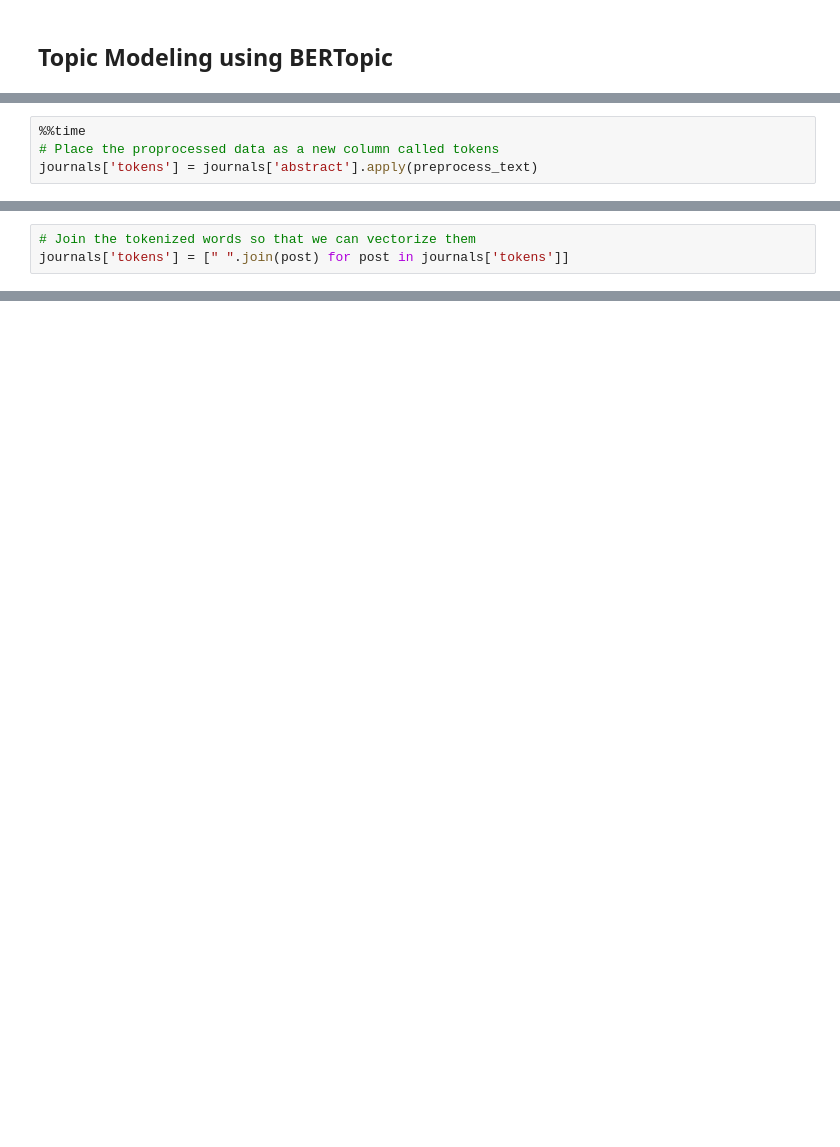
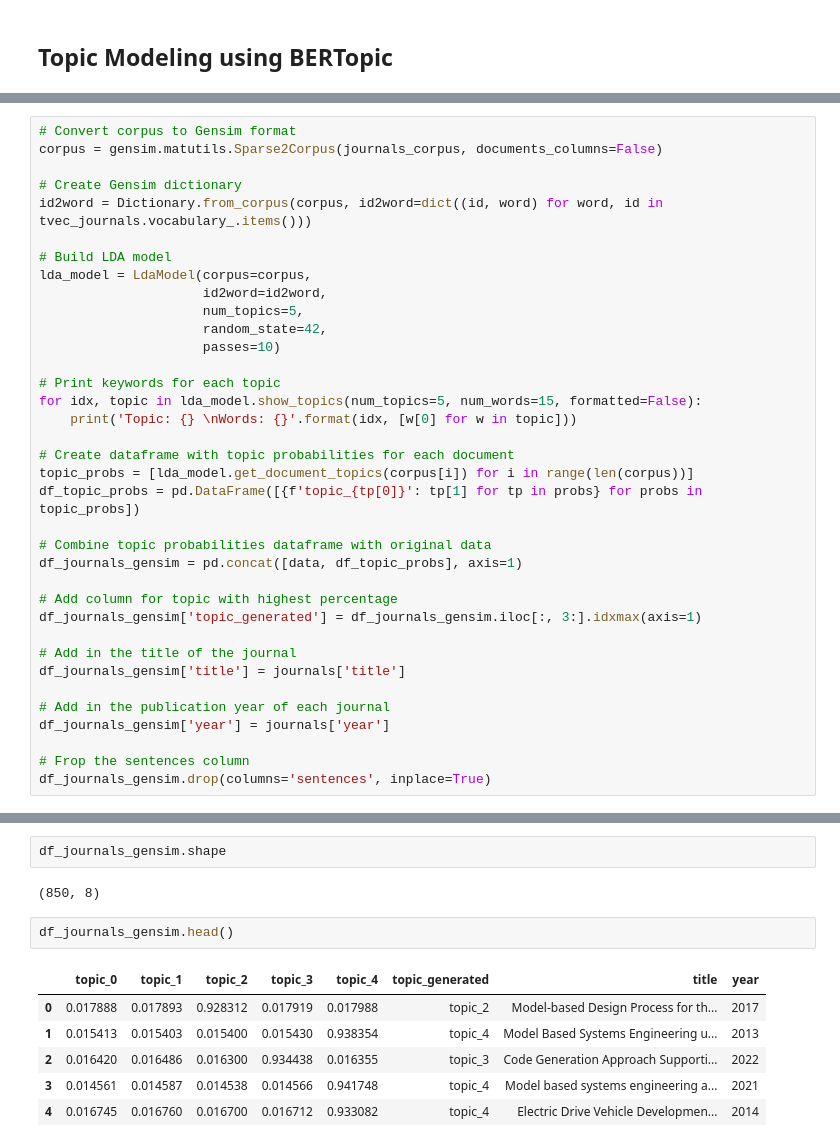
Before and after one commit to Suniljit/General_Assembly_Projects, a Jupyter notebook: capstone_project/code/03_modelling_and_evaluation.ipynb, the cells around one changed output, grey strips where cells are left out. Saved outputs shown, nothing was run; the diff lists cells and outputs as text; blank space fills up the shorter version.

```diff
--- a/capstone_project/code/03_modelling_and_evaluation.ipynb
+++ b/capstone_project/code/03_modelling_and_evaluation.ipynb
@@ -236,4 +139,0 @@ Here, we will apply the preprocess_text function to clean and tokenize our text
-# %%
-%%time
-# Place the proprocessed data as a new column called tokens
-journals['tokens'] = journals['abstract'].apply(preprocess_text)
@@ -247,3 +139,0 @@ We will use CountVectorizer to vectorize our words, to enable EDA.
-# %%
-# Join the tokenized words so that we can vectorize them
-journals['tokens'] = [" ".join(post) for post in journals['tokens']]
@@ -424,0 +154,36 @@ pickle.dump(journals_corpus, open('../data/journals_corpus.pkl', 'wb'))
+# %%
+# Convert corpus to Gensim format
+corpus = gensim.matutils.Sparse2Corpus(journals_corpus, documents_columns=False)
+
+# Create Gensim dictionary
+id2word = Dictionary.from_corpus(corpus, id2word=dict((id, word) for word, id in tvec_journals.vocabulary_.items()))
+
+# Build LDA model
+lda_model = LdaModel(corpus=corpus,
+                     id2word=id2word,
+                     num_topics=5,
+                     random_state=42,
+                     passes=10)
+
+# Print keywords for each topic
+for idx, topic in lda_model.show_topics(num_topics=5, num_words=15, formatted=False):
+    print('Topic: {} \nWords: {}'.format(idx, [w[0] for w in topic]))
+
+# Create dataframe with topic probabilities for each document
+topic_probs = [lda_model.get_document_topics(corpus[i]) for i in range(len(corpus))]
+df_topic_probs = pd.DataFrame([{f'topic_{tp[0]}': tp[1] for tp in probs} for probs in topic_probs])
+
+# Combine topic probabilities dataframe with original data
+df_journals_gensim = pd.concat([data, df_topic_probs], axis=1)
+
+# Add column for topic with highest percentage
+df_journals_gensim['topic_generated'] = df_journals_gensim.iloc[:, 3:].idxmax(axis=1)
+
+# Add in the title of the journal
+df_journals_gensim['title'] = journals['title']
+
+# Add in the publication year of each journal
+df_journals_gensim['year'] = journals['year']
+
+# Frop the sentences column
+df_journals_gensim.drop(columns='sentences', inplace=True)
@@ -424,0 +201,13 @@ pickle.dump(journals_corpus, open('../data/journals_corpus.pkl', 'wb'))
+# %%
+df_journals_gensim.shape
+# %% [output]
+(850, 8)
+# %%
+df_journals_gensim.head()
+# %% [output]
+|  | topic_0 | topic_1 | topic_2 | topic_3 | topic_4 | topic_generated | title | year |
+| 0 | 0.017888 | 0.017893 | 0.928312 | 0.017919 | 0.017988 | topic_2 | Model-based Design Process for th... | 2017 |
+| 1 | 0.015413 | 0.015403 | 0.015400 | 0.015430 | 0.938354 | topic_4 | Model Based Systems Engineering u... | 2013 |
+| 2 | 0.016420 | 0.016486 | 0.016300 | 0.934438 | 0.016355 | topic_3 | Code Generation Approach Supporti... | 2022 |
+| 3 | 0.014561 | 0.014587 | 0.014538 | 0.014566 | 0.941748 | topic_4 | Model based systems engineering a... | 2021 |
+| 4 | 0.016745 | 0.016760 | 0.016700 | 0.016712 | 0.933082 | topic_4 | Electric Drive Vehicle Developmen... | 2014 |
```
Also changed, not shown: parts of 67 cells of this notebook, 3 other files.
